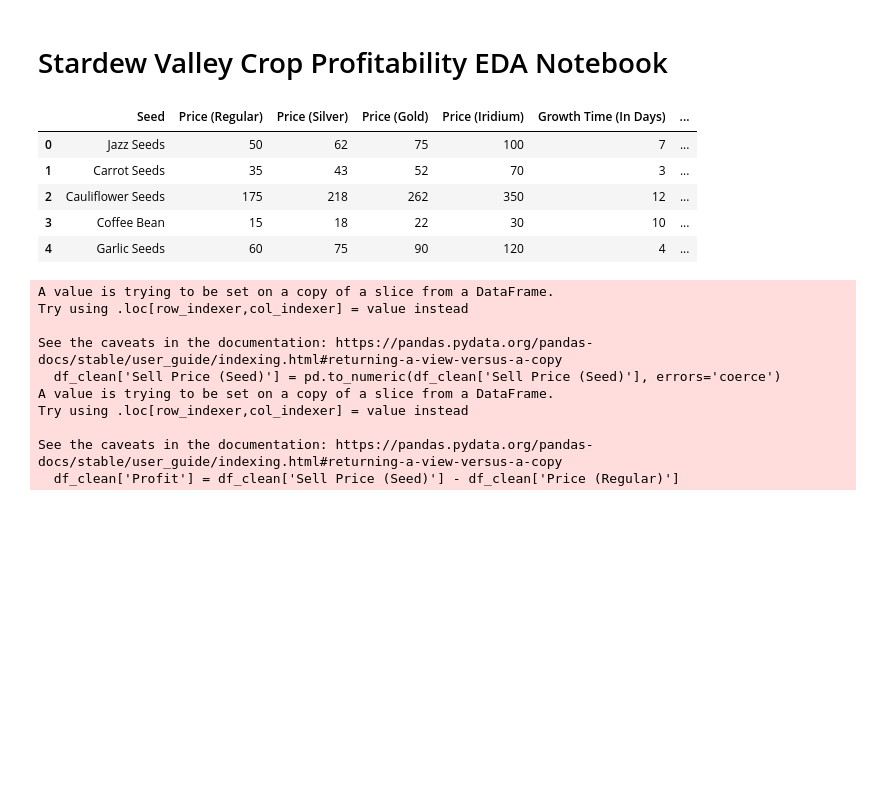
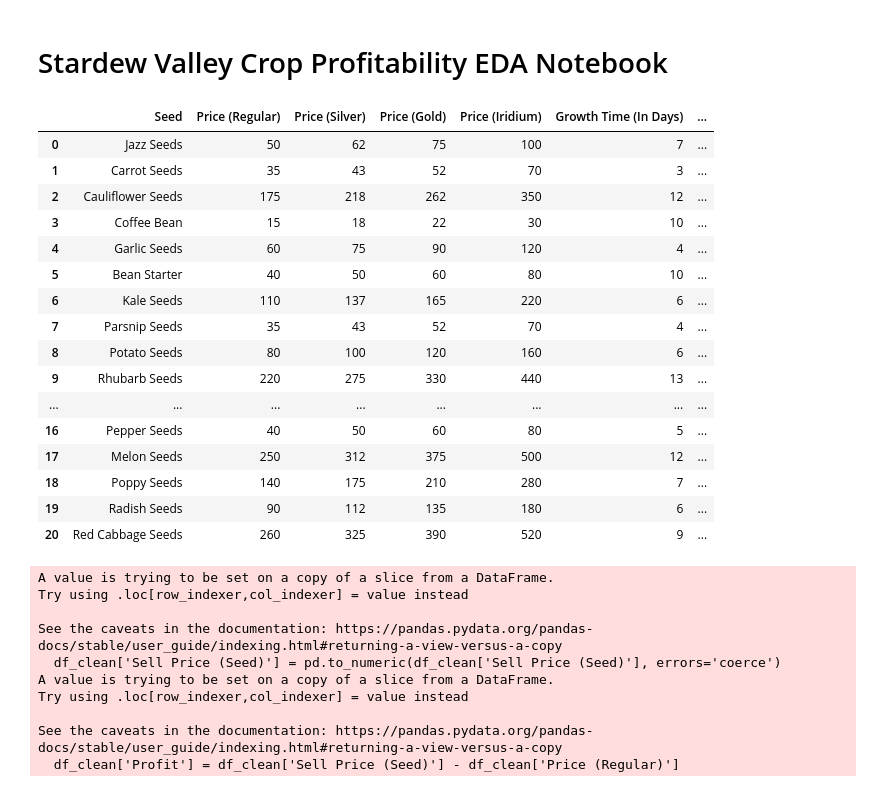
Before and after one commit to watashiaashishgurung/StardewValley, a Jupyter notebook: StardewValleyCrops.ipynb, the cells around one changed output. Drawn from its saved outputs; the diff is of its cells as text; code cells hidden in the pictures; blank space fills up the shorter version.

```diff
--- a/StardewValleyCrops.ipynb
+++ b/StardewValleyCrops.ipynb
@@ -15,14 +15,25 @@ df = pd.read_csv('./crops.csv')
 # %%
 # Load Dataset
 df = pd.read_csv("crops.csv")
-df.head()
+df.head(21)
 # %% [output]
 |  | Seed | Price (Regular) | Price (Silver) | Price (Gold) | Price (Iridium) | Growth Time (In Days) | ... |
 | 0 | Jazz Seeds | 50 | 62 | 75 | 100 | 7 | ... |
 | 1 | Carrot Seeds | 35 | 43 | 52 | 70 | 3 | ... |
 | 2 | Cauliflower Seeds | 175 | 218 | 262 | 350 | 12 | ... |
 | 3 | Coffee Bean | 15 | 18 | 22 | 30 | 10 | ... |
 | 4 | Garlic Seeds | 60 | 75 | 90 | 120 | 4 | ... |
+| 5 | Bean Starter | 40 | 50 | 60 | 80 | 10 | ... |
+| 6 | Kale Seeds | 110 | 137 | 165 | 220 | 6 | ... |
+| 7 | Parsnip Seeds | 35 | 43 | 52 | 70 | 4 | ... |
+| 8 | Potato Seeds | 80 | 100 | 120 | 160 | 6 | ... |
+| 9 | Rhubarb Seeds | 220 | 275 | 330 | 440 | 13 | ... |
+| ... | ... | ... | ... | ... | ... | ... | ... |
+| 16 | Pepper Seeds | 40 | 50 | 60 | 80 | 5 | ... |
+| 17 | Melon Seeds | 250 | 312 | 375 | 500 | 12 | ... |
+| 18 | Poppy Seeds | 140 | 175 | 210 | 280 | 7 | ... |
+| 19 | Radish Seeds | 90 | 112 | 135 | 180 | 6 | ... |
+| 20 | Red Cabbage Seeds | 260 | 325 | 390 | 520 | 9 | ... |
 # %%
 # Data Cleaning
 # Convert 'Season' column from string to list
```
Also changed, not shown: parts of 6 cells of this notebook.
